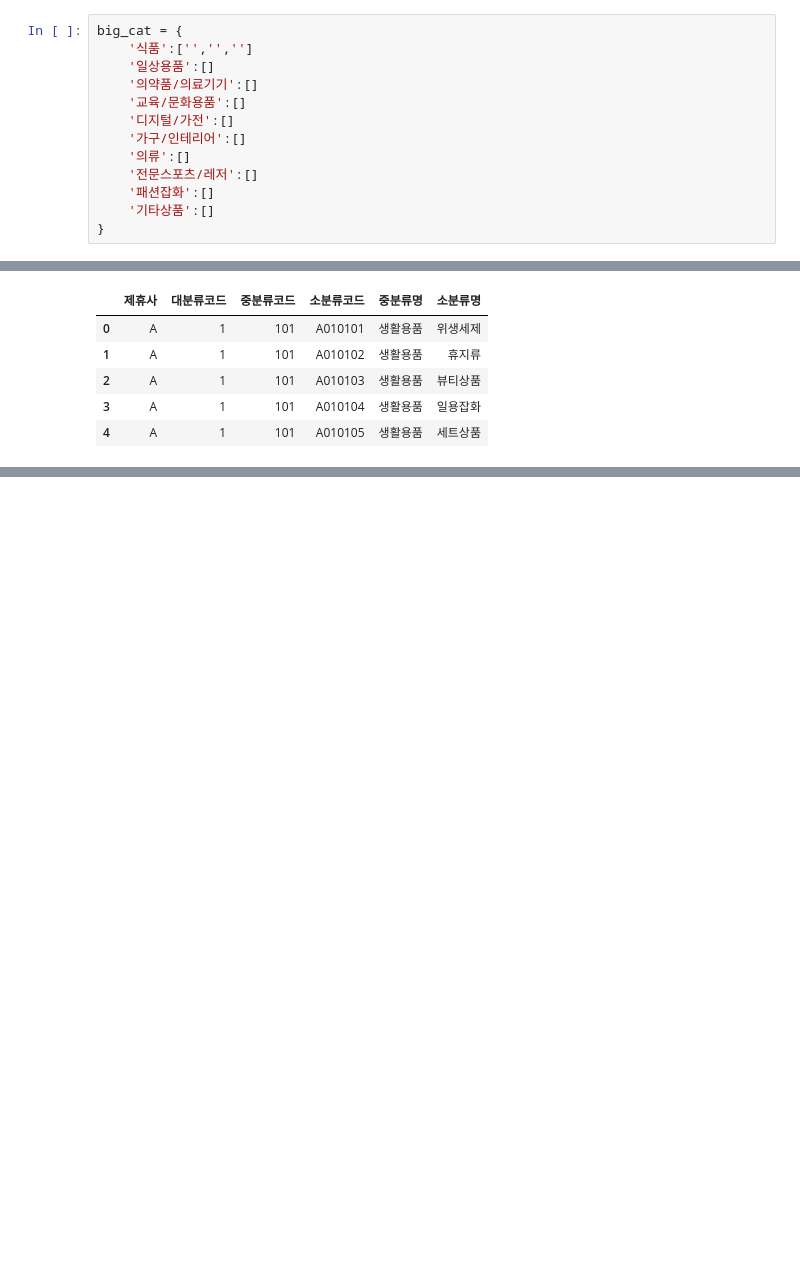
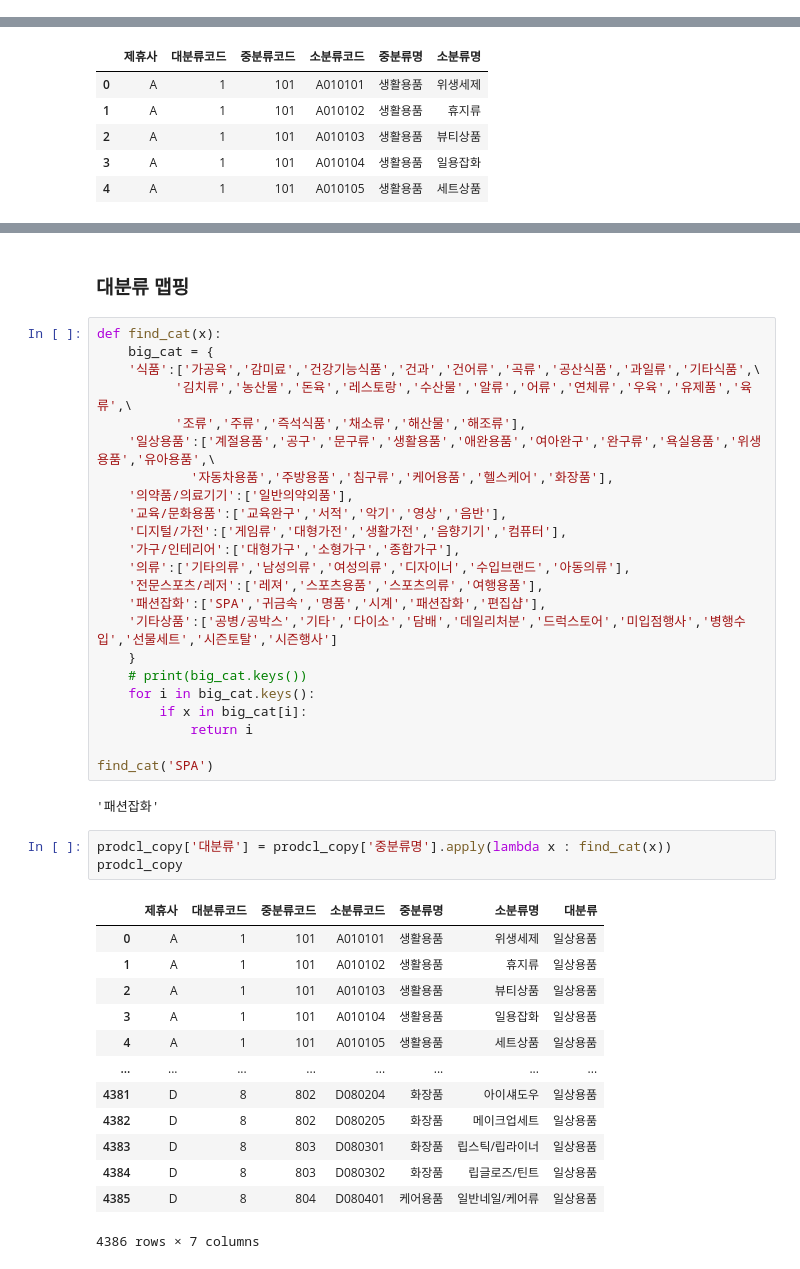
Before and after one commit to PKLH/cakd_LP, a Jupyter notebook: WorkSpace/Kim/EDA_minsup.ipynb, the cells around one changed output, grey strips where cells are left out. Saved outputs shown, nothing was run; the diff lists cells and outputs as text; blank space fills up the shorter version.

```diff
--- a/WorkSpace/Kim/EDA_minsup.ipynb
+++ b/WorkSpace/Kim/EDA_minsup.ipynb
@@ -1012,13 +968,0 @@ sorted(prodcl_copy['중분류명'].unique()),len(prodcl_copy['중분류명'].uni
-# %%
-big_cat = {
-    '식품':['','','']
-    '일상용품':[]
-    '의약품/의료기기':[]
-    '교육/문화용품':[]
-    '디지털/가전':[]
-    '가구/인테리어':[]
-    '의류':[]
-    '전문스포츠/레저':[]
-    '패션잡화':[]
-    '기타상품':[]
-}
@@ -1788,0 +1724,44 @@ Name: 중분류명, dtype: int64
+# %% [markdown]
+### 대분류 맵핑
+# %%
+def find_cat(x):
+    big_cat = {
+    '식품':['가공육','감미료','건강기능식품','건과','건어류','곡류','공산식품','과일류','기타식품',\
+          '김치류','농산물','돈육','레스토랑','수산물','알류','어류','연체류','우육','유제품','육류',\
+          '조류','주류','즉석식품','채소류','해산물','해조류'],
+    '일상용품':['계절용품','공구','문구류','생활용품','애완용품','여아완구','완구류','욕실용품','위생용품','유아용품',\
+            '자동차용품','주방용품','침구류','케어용품','헬스케어','화장품'],
+    '의약품/의료기기':['일반의약외품'],
+    '교육/문화용품':['교육완구','서적','악기','영상','음반'],
+    '디지털/가전':['게임류','대형가전','생활가전','음향기기','컴퓨터'],
+    '가구/인테리어':['대형가구','소형가구','종합가구'],
+    '의류':['기타의류','남성의류','여성의류','디자이너','수입브랜드','아동의류'],
+    '전문스포츠/레저':['레져','스포츠용품','스포츠의류','여행용품'],
+    '패션잡화':['SPA','귀금속','명품','시계','패션잡화','편집샵'],
+    '기타상품':['공병/공박스','기타','다이소','담배','데일리처분','드럭스토어','미입점행사','병행수입','선물세트','시즌토탈','시즌행사']
+    }
+    # print(big_cat.keys())
+    for i in big_cat.keys():
+        if x in big_cat[i]:
+            return i
+
+find_cat('SPA')
+# %% [output]
+'패션잡화'
+# %%
+prodcl_copy['대분류'] = prodcl_copy['중분류명'].apply(lambda x : find_cat(x))
+prodcl_copy
+# %% [output]
+|  | 제휴사 | 대분류코드 | 중분류코드 | 소분류코드 | 중분류명 | 소분류명 | 대분류 |
+| 0 | A | 1 | 101 | A010101 | 생활용품 | 위생세제 | 일상용품 |
+| 1 | A | 1 | 101 | A010102 | 생활용품 | 휴지류 | 일상용품 |
+| 2 | A | 1 | 101 | A010103 | 생활용품 | 뷰티상품 | 일상용품 |
+| 3 | A | 1 | 101 | A010104 | 생활용품 | 일용잡화 | 일상용품 |
+| 4 | A | 1 | 101 | A010105 | 생활용품 | 세트상품 | 일상용품 |
+| ... | ... | ... | ... | ... | ... | ... | ... |
+| 4381 | D | 8 | 802 | D080204 | 화장품 | 아이섀도우 | 일상용품 |
+| 4382 | D | 8 | 802 | D080205 | 화장품 | 메이크업세트 | 일상용품 |
+| 4383 | D | 8 | 803 | D080301 | 화장품 | 립스틱/립라이너 | 일상용품 |
+| 4384 | D | 8 | 803 | D080302 | 화장품 | 립글로즈/틴트 | 일상용품 |
+| 4385 | D | 8 | 804 | D080401 | 케어용품 | 일반네일/케어류 | 일상용품 |
+4386 rows × 7 columns
```
Also changed, not shown: parts of 11 cells of this notebook, 2 other files.
